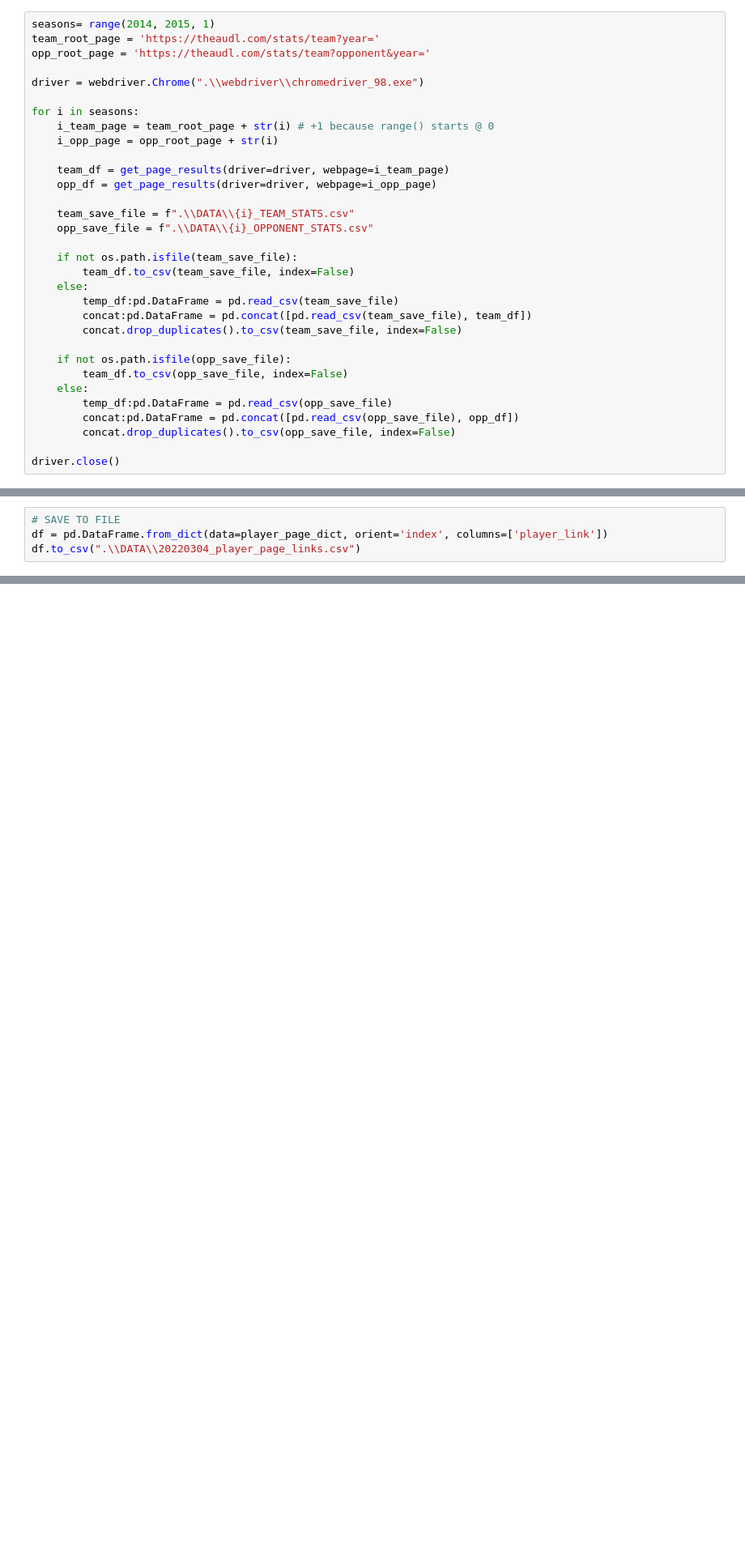
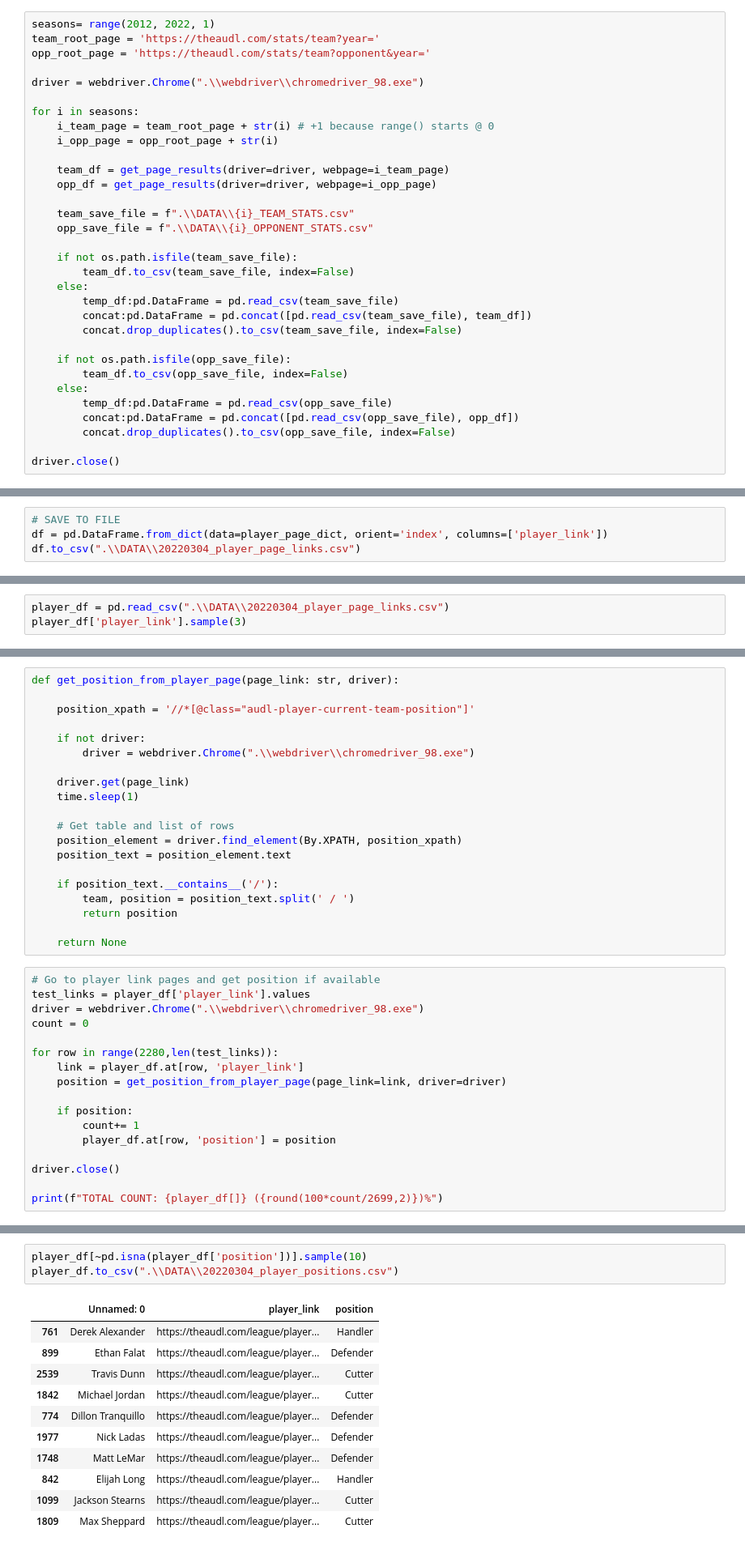
Before and after one commit to g-lorenzo/audl_ds, a Jupyter notebook: data_scraper.ipynb, the cells around one changed output, grey strips where cells are left out. Shown: that part at 81% size. Cells and saved outputs as stored; diff of their text form; blank space fills up the shorter version.

```diff
--- a/data_scraper.ipynb
+++ b/data_scraper.ipynb
@@ -84,7 +90,7 @@ SHAPE: (2558, 26)
 # %% [markdown]
 ### Team Stats
 # %%
-seasons= range(2014, 2015, 1)
+seasons= range(2012, 2022, 1)
 team_root_page = 'https://theaudl.com/stats/team?year='
 opp_root_page = 'https://theaudl.com/stats/team?opponent&year='
 
@@ -216,0 +226,3 @@ df.to_csv(".\\DATA\\20220304_player_page_links.csv")
+# %%
+player_df = pd.read_csv(".\\DATA\\20220304_player_page_links.csv")
+player_df['player_link'].sample(3)
@@ -216,0 +236,37 @@ df.to_csv(".\\DATA\\20220304_player_page_links.csv")
+# %%
+def get_position_from_player_page(page_link: str, driver):
+
+    position_xpath = '//*[@class="audl-player-current-team-position"]'
+
+    if not driver:
+        driver = webdriver.Chrome(".\\webdriver\\chromedriver_98.exe")
+
+    driver.get(page_link)
+    time.sleep(1)
+
+    # Get table and list of rows
+    position_element = driver.find_element(By.XPATH, position_xpath)
+    position_text = position_element.text
+
+    if position_text.__contains__('/'):
+        team, position = position_text.split(' / ')
+        return position
+
+    return None
+# %%
+# Go to player link pages and get position if available
+test_links = player_df['player_link'].values
+driver = webdriver.Chrome(".\\webdriver\\chromedriver_98.exe")
+count = 0
+
+for row in range(2280,len(test_links)):
+    link = player_df.at[row, 'player_link']
+    position = get_position_from_player_page(page_link=link, driver=driver)
+
+    if position:
+        count+= 1
+        player_df.at[row, 'position'] = position
+
+driver.close()
+
+print(f"TOTAL COUNT: {player_df[]} ({round(100*count/2699,2)})%")
@@ -216,0 +275,15 @@ df.to_csv(".\\DATA\\20220304_player_page_links.csv")
+# %%
+player_df[~pd.isna(player_df['position'])].sample(10)
+player_df.to_csv(".\\DATA\\20220304_player_positions.csv")
+# %% [output]
+|  | Unnamed: 0 | player_link | position |
+| 761 | Derek Alexander | https://theaudl.com/league/player... | Handler |
+| 899 | Ethan Falat | https://theaudl.com/league/player... | Defender |
+| 2539 | Travis Dunn | https://theaudl.com/league/player... | Cutter |
+| 1842 | Michael Jordan | https://theaudl.com/league/player... | Cutter |
+| 774 | Dillon Tranquillo | https://theaudl.com/league/player... | Defender |
+| 1977 | Nick Ladas | https://theaudl.com/league/player... | Defender |
+| 1748 | Matt LeMar | https://theaudl.com/league/player... | Defender |
+| 842 | Elijah Long | https://theaudl.com/league/player... | Handler |
+| 1099 | Jackson Stearns | https://theaudl.com/league/player... | Cutter |
+| 1809 | Max Sheppard | https://theaudl.com/league/player... | Cutter |
```
Also changed, not shown: parts of 9 cells of this notebook, 1 other file.
